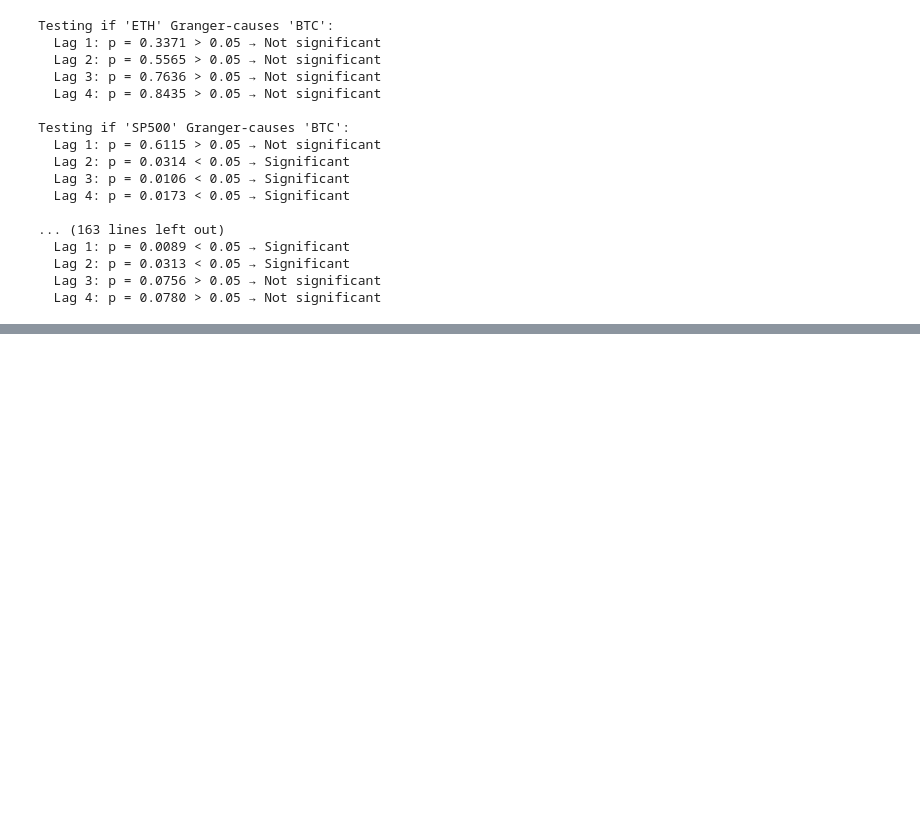
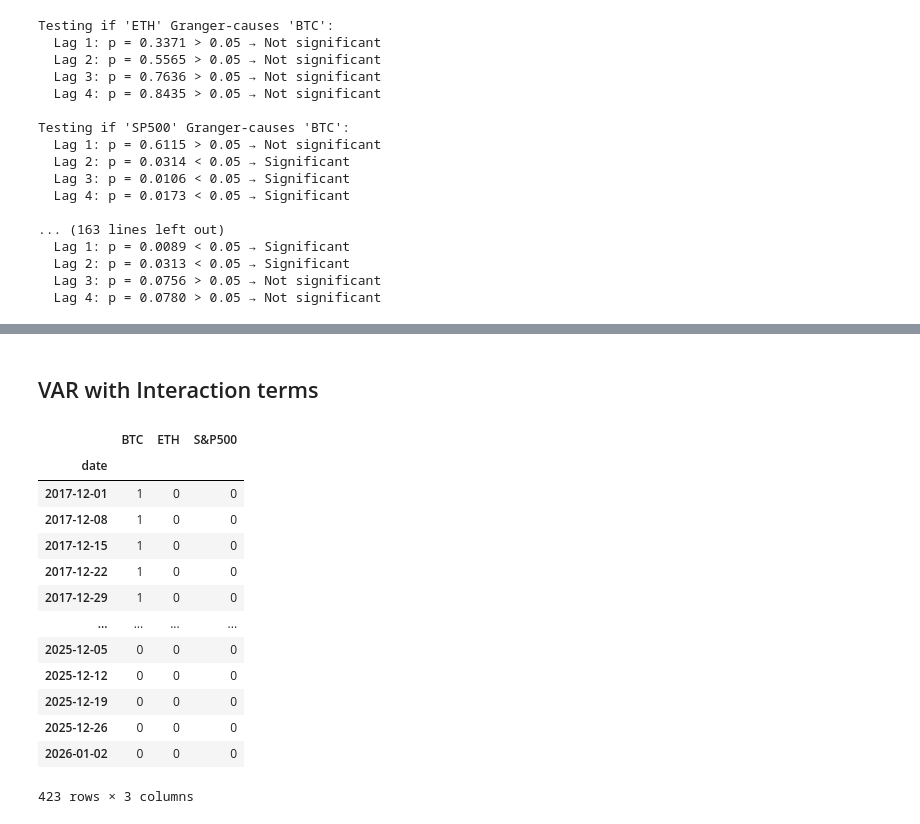
Before and after one commit to blurryskyx/DSE4211_Project, a Jupyter notebook: VAR Analysis.ipynb, the cells around one changed output, grey strips where cells are left out. Cells and saved outputs as stored; diff of their text form; code cells hidden in the pictures; blank space fills up the shorter version.

```diff
--- a/VAR Analysis.ipynb
+++ b/VAR Analysis.ipynb
@@ -366,0 +376,26 @@ results["BTC"]['bubbles']
+# %% [markdown]
+## VAR with Interaction terms
+# %%
+dates = cond_vol_df.index
+bubble_dummy = pd.DataFrame(0, index=dates, columns=weekly.columns)
+
+for _, row in bubble_df.iterrows():
+    mask = (bubble_dummy.index >= row["start_date"]) & (bubble_dummy.index <= row["end_date"])
+    bubble_dummy.loc[mask, row["asset"]] = 1
+
+bubble_dummy
+# %% [output]
+|  | BTC | ETH | S&P500 |
+| date |  |  |  |
+| 2017-12-01 | 1 | 0 | 0 |
+| 2017-12-08 | 1 | 0 | 0 |
+| 2017-12-15 | 1 | 0 | 0 |
+| 2017-12-22 | 1 | 0 | 0 |
+| 2017-12-29 | 1 | 0 | 0 |
+| ... | ... | ... | ... |
+| 2025-12-05 | 0 | 0 | 0 |
+| 2025-12-12 | 0 | 0 | 0 |
+| 2025-12-19 | 0 | 0 | 0 |
+| 2025-12-26 | 0 | 0 | 0 |
+| 2026-01-02 | 0 | 0 | 0 |
+423 rows × 3 columns
```
Also changed, not shown: parts of 23 cells of this notebook, 5 other files.
